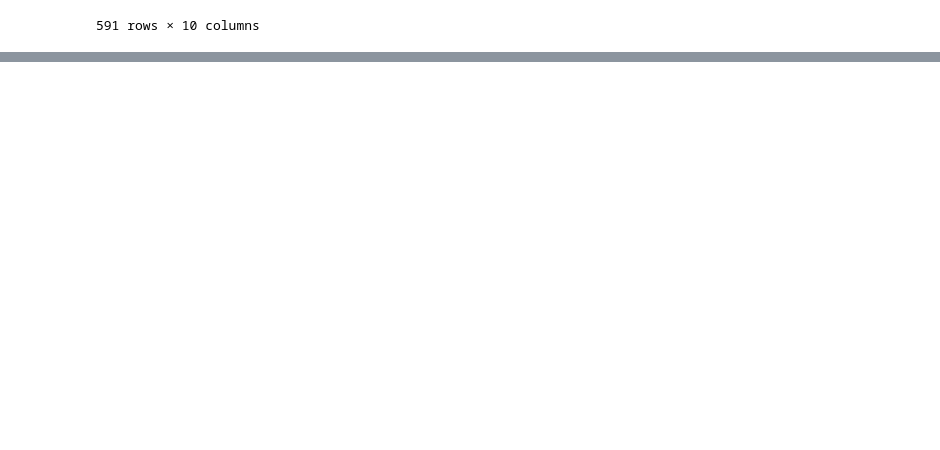
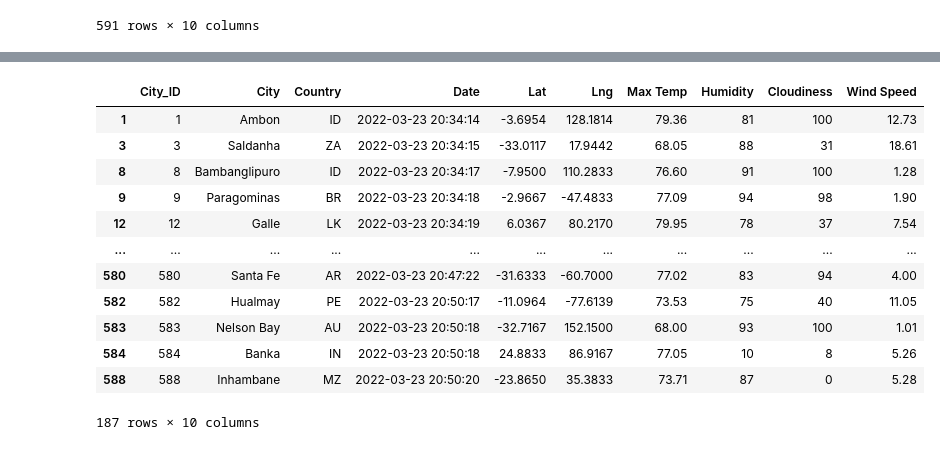
Before and after one commit to sarahrosegallagher/API_Weather_Analysis, a Jupyter notebook: VacationPy.ipynb, the cells around one changed output, grey strips where cells are left out. Drawn from its saved outputs; the diff is of its cells as text; code cells hidden in the pictures; blank space fills up the shorter version.

```diff
--- a/VacationPy.ipynb
+++ b/VacationPy.ipynb
@@ -110,3 +110,30 @@ fig.add_layer(heatmap_layer)
 fig
 # %% [output]
 [interactive output not drawn]
+# %%
+#input
+
+min_temp = float(input("What is the minimum temperature you would like for your trip?"))
+
+max_temp = float(input("What is the maximum temperature you would like for your trip?"))
+# %%
+#filter based on criteria
+
+preferred_cities_df = cities_df.loc[(cities_df["Max Temp"]<= max_temp) &
+                    (cities_df["Max Temp"]>= min_temp)]
+
+preferred_cities_df
+# %% [output]
+|  | City_ID | City | Country | Date | Lat | Lng | Max Temp | Humidity | Cloudiness | Wind Speed |
+| 1 | 1 | Ambon | ID | 2022-03-23 20:34:14 | -3.6954 | 128.1814 | 79.36 | 81 | 100 | 12.73 |
+| 3 | 3 | Saldanha | ZA | 2022-03-23 20:34:15 | -33.0117 | 17.9442 | 68.05 | 88 | 31 | 18.61 |
+| 8 | 8 | Bambanglipuro | ID | 2022-03-23 20:34:17 | -7.9500 | 110.2833 | 76.60 | 91 | 100 | 1.28 |
+| 9 | 9 | Paragominas | BR | 2022-03-23 20:34:18 | -2.9667 | -47.4833 | 77.09 | 94 | 98 | 1.90 |
+| 12 | 12 | Galle | LK | 2022-03-23 20:34:19 | 6.0367 | 80.2170 | 79.95 | 78 | 37 | 7.54 |
+| ... | ... | ... | ... | ... | ... | ... | ... | ... | ... | ... |
+| 580 | 580 | Santa Fe | AR | 2022-03-23 20:47:22 | -31.6333 | -60.7000 | 77.02 | 83 | 94 | 4.00 |
+| 582 | 582 | Hualmay | PE | 2022-03-23 20:50:17 | -11.0964 | -77.6139 | 73.53 | 75 | 40 | 11.05 |
+| 583 | 583 | Nelson Bay | AU | 2022-03-23 20:50:18 | -32.7167 | 152.1500 | 68.00 | 93 | 100 | 1.01 |
+| 584 | 584 | Banka | IN | 2022-03-23 20:50:18 | 24.8833 | 86.9167 | 77.05 | 10 | 8 | 5.26 |
+| 588 | 588 | Inhambane | MZ | 2022-03-23 20:50:20 | -23.8650 | 35.3833 | 73.71 | 87 | 0 | 5.28 |
+187 rows × 10 columns
```
Also changed, not shown: parts of 8 cells of this notebook, 2 other files.
